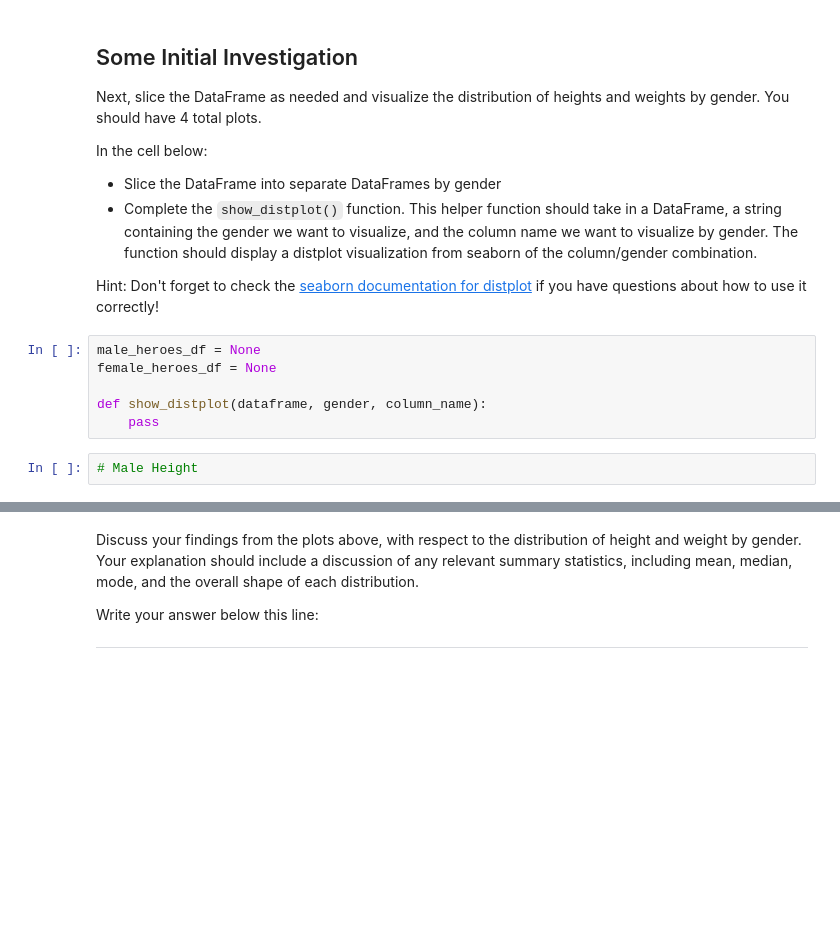
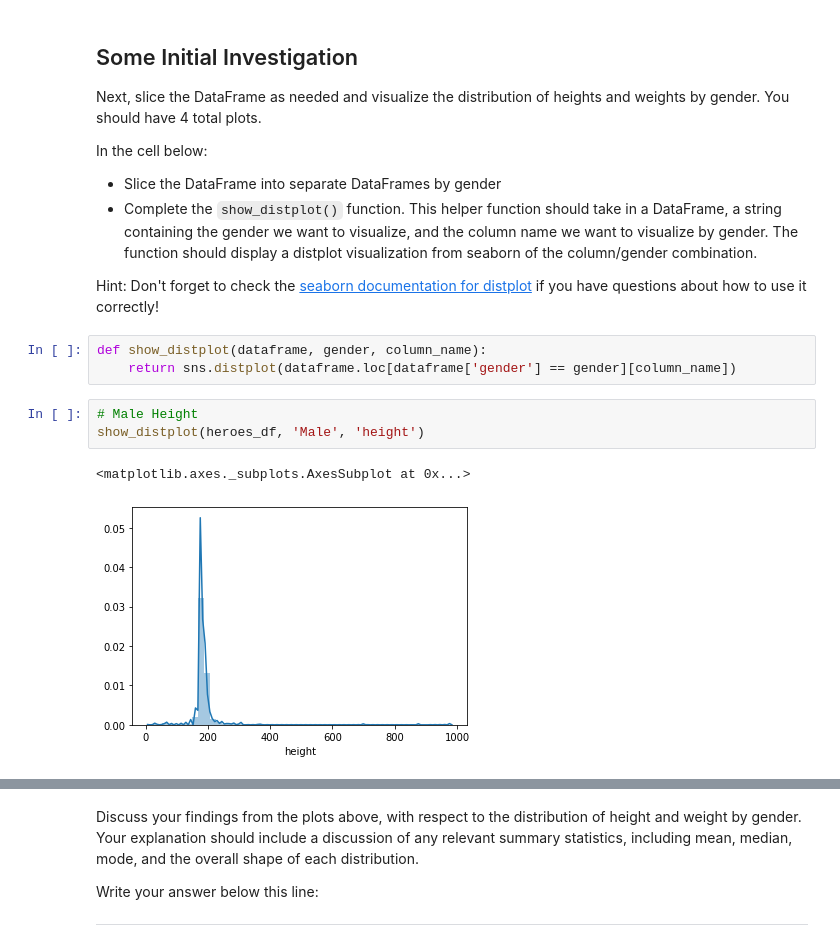
Before and after one commit to mokome/dsc-data-cleaning-project-dc-ds-111819, a Jupyter notebook: index-muoyo.ipynb, the cells around one changed output, grey strips where cells are left out. Drawn from its saved outputs; the diff is of its cells as text; blank space fills up the shorter version.

```diff
--- a/index-muoyo.ipynb
+++ b/index-muoyo.ipynb
@@ -207,13 +255,14 @@ In the cell below:
 * Complete the `show_distplot()` function.  This helper function should take in a DataFrame, a string containing the gender we want to visualize, and the column name we want to visualize by gender. The function should display a distplot visualization from seaborn of the column/gender combination.
 
 Hint: Don't forget to check the [seaborn documentation for distplot](https://seaborn.pydata.org/generated/seaborn.distplot.html) if you have questions about how to use it correctly!
-# %%
-male_heroes_df = None
-female_heroes_df = None
-
-def show_distplot(dataframe, gender, column_name):
-    pass
+# %%
+def show_distplot(dataframe, gender, column_name):
+    return sns.distplot(dataframe.loc[dataframe['gender'] == gender][column_name])
 # %%
 # Male Height
+show_distplot(heroes_df, 'Male', 'height')
+# %% [output]
+<matplotlib.axes._subplots.AxesSubplot at 0x...>
+[figure, added]
 # %%
 # Male Weight
```
Also changed, not shown: parts of 18 cells of this notebook.
